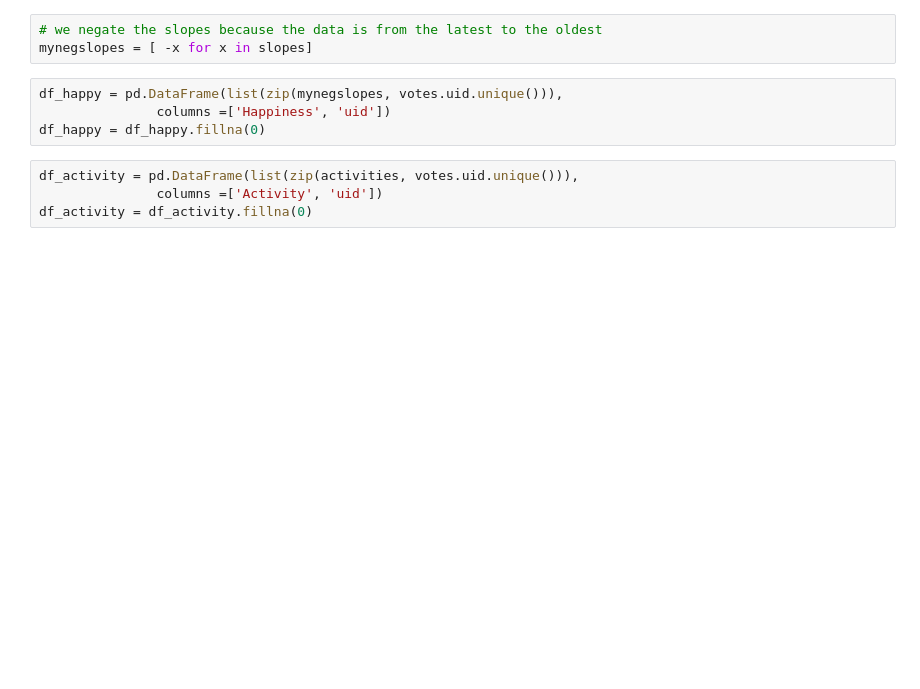
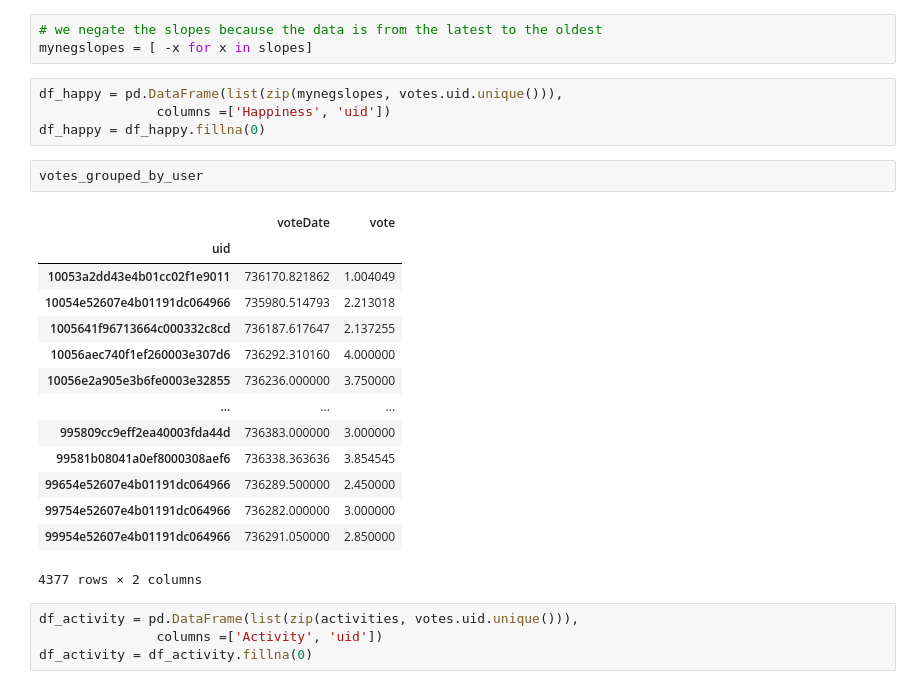
Before and after one commit to MathieuGuarino/FinalProjectIronHack, a Jupyter notebook: data analyze.ipynb, the cells around one changed output. Saved outputs shown, nothing was run; the diff lists cells and outputs as text; blank space fills up the shorter version.

```diff
--- a/data analyze.ipynb
+++ b/data analyze.ipynb
@@ -439,6 +439,23 @@ mynegslopes = [ -x for x in slopes]
 df_happy = pd.DataFrame(list(zip(mynegslopes, votes.uid.unique())),
                columns =['Happiness', 'uid'])
 df_happy = df_happy.fillna(0)
+# %%
+votes_grouped_by_user
+# %% [output]
+|  | voteDate | vote |
+| uid |  |  |
+| 10053a2dd43e4b01cc02f1e9011 | 736170.821862 | 1.004049 |
+| 10054e52607e4b01191dc064966 | 735980.514793 | 2.213018 |
+| 1005641f96713664c000332c8cd | 736187.617647 | 2.137255 |
+| 10056aec740f1ef260003e307d6 | 736292.310160 | 4.000000 |
+| 10056e2a905e3b6fe0003e32855 | 736236.000000 | 3.750000 |
+| ... | ... | ... |
+| 995809cc9eff2ea40003fda44d | 736383.000000 | 3.000000 |
+| 99581b08041a0ef8000308aef6 | 736338.363636 | 3.854545 |
+| 99654e52607e4b01191dc064966 | 736289.500000 | 2.450000 |
+| 99754e52607e4b01191dc064966 | 736282.000000 | 3.000000 |
+| 99954e52607e4b01191dc064966 | 736291.050000 | 2.850000 |
+4377 rows × 2 columns
 # %%
 df_activity = pd.DataFrame(list(zip(activities, votes.uid.unique())),
                columns =['Activity', 'uid'])
```
Also changed, not shown: parts of 24 cells of this notebook, 2 other files.
